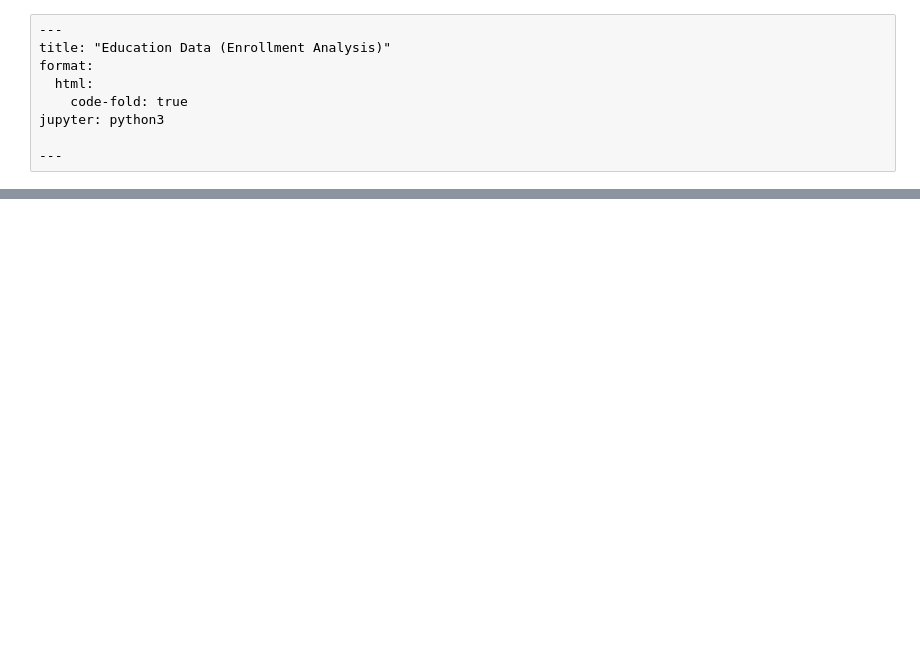
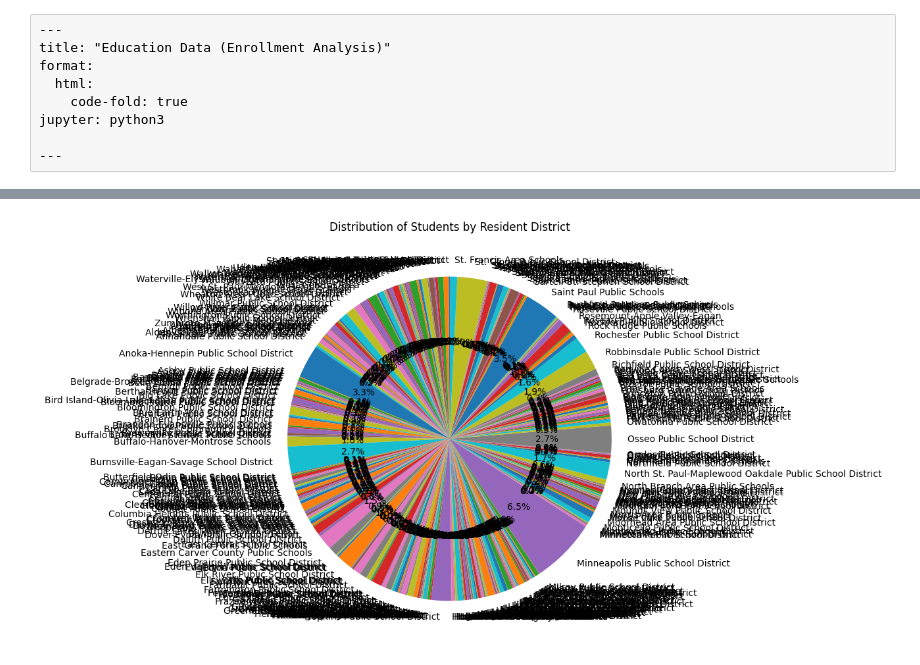
Before and after one commit to sahab-bahaji/education-data, a Jupyter notebook: docs/hello.ipynb, the cells around one changed output, grey strips where cells are left out. Drawn from its saved outputs; the diff is of its cells as text; code cells hidden in the pictures; blank space fills up the shorter version.

```diff
--- a/docs/hello.ipynb
+++ b/docs/hello.ipynb
@@ -112,0 +45,11 @@ fig5.show()
+# %%
+# Group by Resident District and sum the open enrolled counts
+resident_distribution = df.groupby('Resident District')['Count of Open Enrolled'].sum()
+
+# Plot the pie chart
+resident_distribution.plot(kind='pie', figsize=(8, 8), autopct='%1.1f%%', startangle=140)
+plt.title('Distribution of Students by Resident District')
+plt.ylabel('')
+plt.show()
+# %% [output]
+[figure, added]
```
Also changed, not shown: parts of 12 cells of this notebook, 7 other files.
